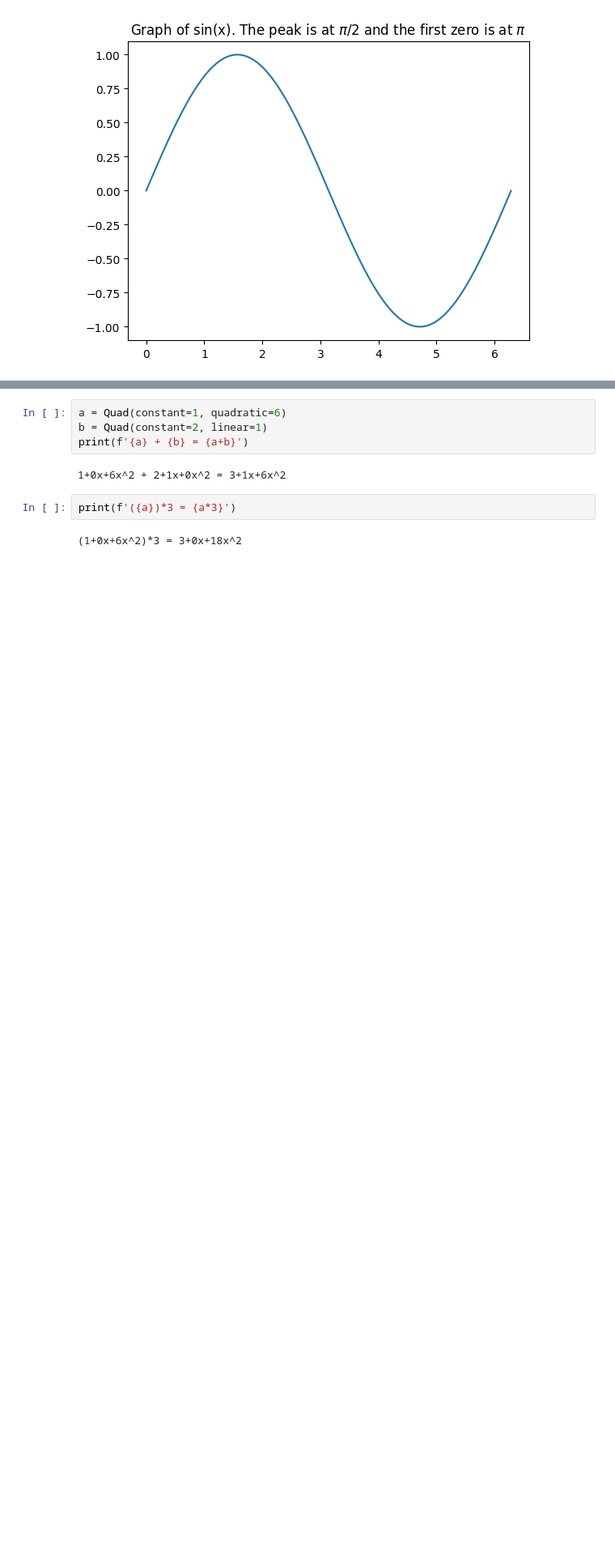
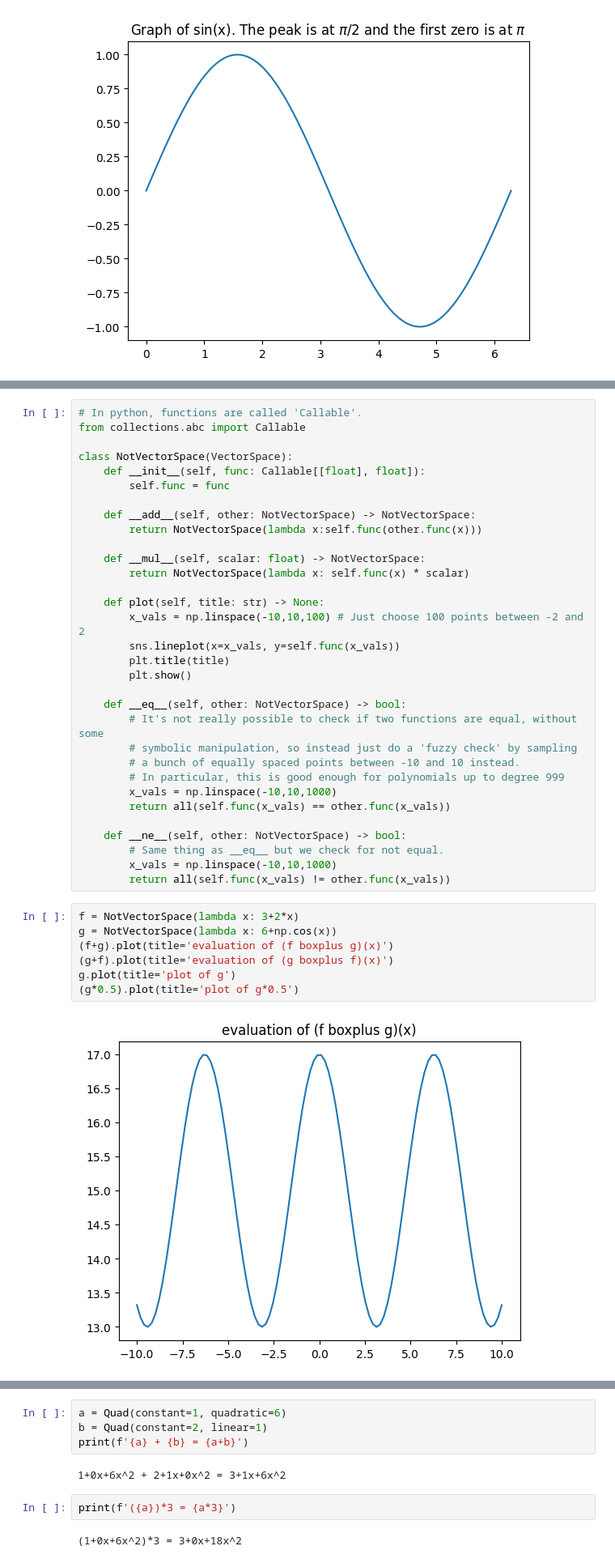
Before and after one commit to soundsflyout/QMATH, a Jupyter notebook: 1-Vectors.ipynb, the cells around one changed output, grey strips where cells are left out. Shown at 81% size. Saved outputs shown, nothing was run; the diff lists cells and outputs as text; blank space fills up the shorter version.

```diff
--- a/1-Vectors.ipynb
+++ b/1-Vectors.ipynb
@@ -629,0 +675,41 @@ plt.show()
+# %%
+# In python, functions are called 'Callable'.
+from collections.abc import Callable
+
+class NotVectorSpace(VectorSpace):
+    def __init__(self, func: Callable[[float], float]):
+        self.func = func
+
+    def __add__(self, other: NotVectorSpace) -> NotVectorSpace:
+        return NotVectorSpace(lambda x:self.func(other.func(x)))
+
+    def __mul__(self, scalar: float) -> NotVectorSpace:
+        return NotVectorSpace(lambda x: self.func(x) * scalar)
+
+    def plot(self, title: str) -> None:
+        x_vals = np.linspace(-10,10,100) # Just choose 100 points between -2 and 2
+        sns.lineplot(x=x_vals, y=self.func(x_vals))
+        plt.title(title)
+        plt.show()
+
+    def __eq__(self, other: NotVectorSpace) -> bool:
+        # It's not really possible to check if two functions are equal, without some
+        # symbolic manipulation, so instead just do a 'fuzzy check' by sampling
+        # a bunch of equally spaced points between -10 and 10 instead.
+        # In particular, this is good enough for polynomials up to degree 999
+        x_vals = np.linspace(-10,10,1000)
+        return all(self.func(x_vals) == other.func(x_vals))
+
+    def __ne__(self, other: NotVectorSpace) -> bool:
+        # Same thing as __eq__ but we check for not equal.
+        x_vals = np.linspace(-10,10,1000)
+        return all(self.func(x_vals) != other.func(x_vals))
+# %%
+f = NotVectorSpace(lambda x: 3+2*x)
+g = NotVectorSpace(lambda x: 6+np.cos(x))
+(f+g).plot(title='evaluation of (f boxplus g)(x)')
+(g+f).plot(title='evaluation of (g boxplus f)(x)')
+g.plot(title='plot of g')
+(g*0.5).plot(title='plot of g*0.5')
+# %% [output]
+[figure, added]
```
Also changed, not shown: parts of 30 cells of this notebook, 1 other file.
